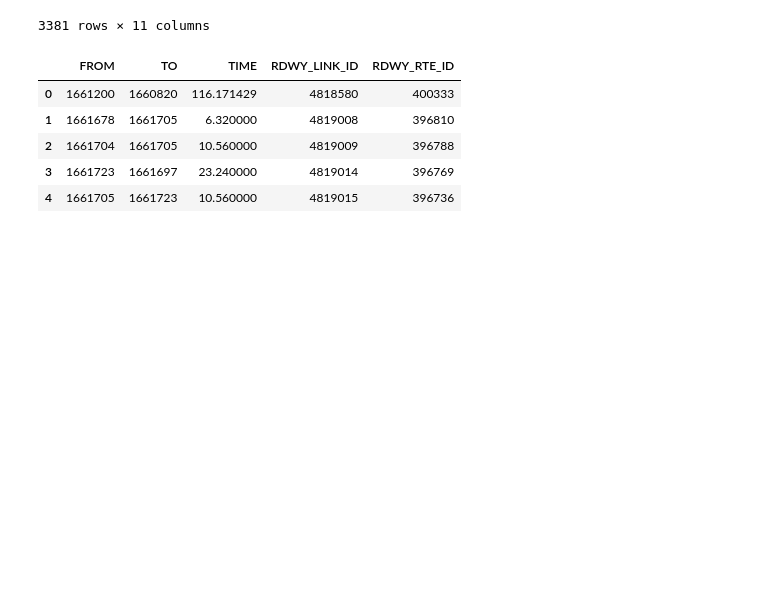
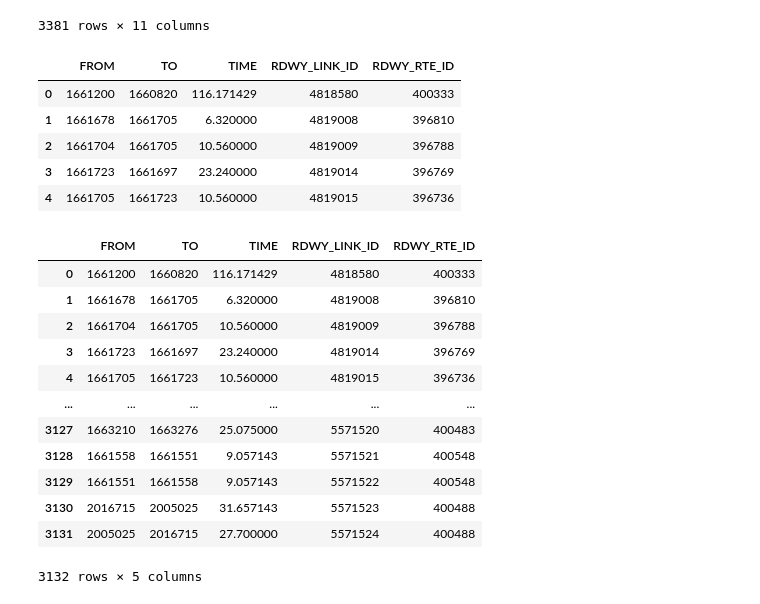
Before and after one commit to WalterLu3/Transportation, a Jupyter notebook: construct_turning_network.ipynb, the cells around one changed output. Saved outputs shown, nothing was run; the diff lists cells and outputs as text; code cells hidden in the pictures; blank space fills up the shorter version.

```diff
--- a/construct_turning_network.ipynb
+++ b/construct_turning_network.ipynb
@@ -82,6 +90,23 @@ time_data.head()
 | 2 | 1661704 | 1661705 | 10.560000 | 4819009 | 396788 |
 | 3 | 1661723 | 1661697 | 23.240000 | 4819014 | 396769 |
 | 4 | 1661705 | 1661723 | 10.560000 | 4819015 | 396736 |
+# %%
+arc_data = time_data.copy()
+arc_data
+# %% [output]
+|  | FROM | TO | TIME | RDWY_LINK_ID | RDWY_RTE_ID |
+| 0 | 1661200 | 1660820 | 116.171429 | 4818580 | 400333 |
+| 1 | 1661678 | 1661705 | 6.320000 | 4819008 | 396810 |
+| 2 | 1661704 | 1661705 | 10.560000 | 4819009 | 396788 |
+| 3 | 1661723 | 1661697 | 23.240000 | 4819014 | 396769 |
+| 4 | 1661705 | 1661723 | 10.560000 | 4819015 | 396736 |
+| ... | ... | ... | ... | ... | ... |
+| 3127 | 1663210 | 1663276 | 25.075000 | 5571520 | 400483 |
+| 3128 | 1661558 | 1661551 | 9.057143 | 5571521 | 400548 |
+| 3129 | 1661551 | 1661558 | 9.057143 | 5571522 | 400548 |
+| 3130 | 2016715 | 2005025 | 31.657143 | 5571523 | 400488 |
+| 3131 | 2005025 | 2016715 | 27.700000 | 5571524 | 400488 |
+3132 rows × 5 columns
 # %%
 arc_data = time_data.copy()
 arc_data['use'] = 1
```
Also changed, not shown: parts of 13 cells of this notebook, 18 other files.
